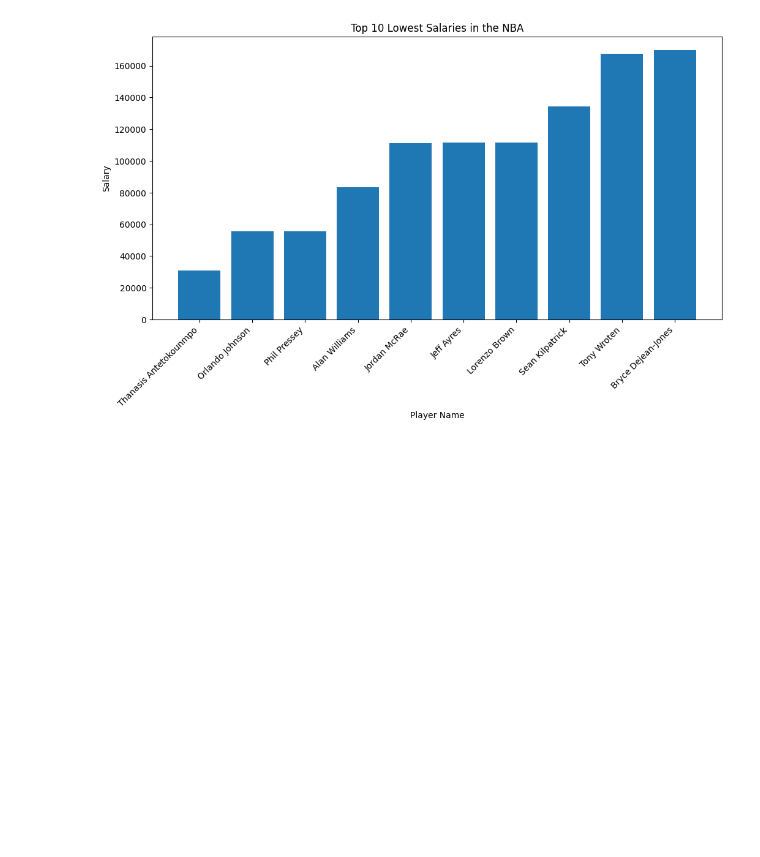
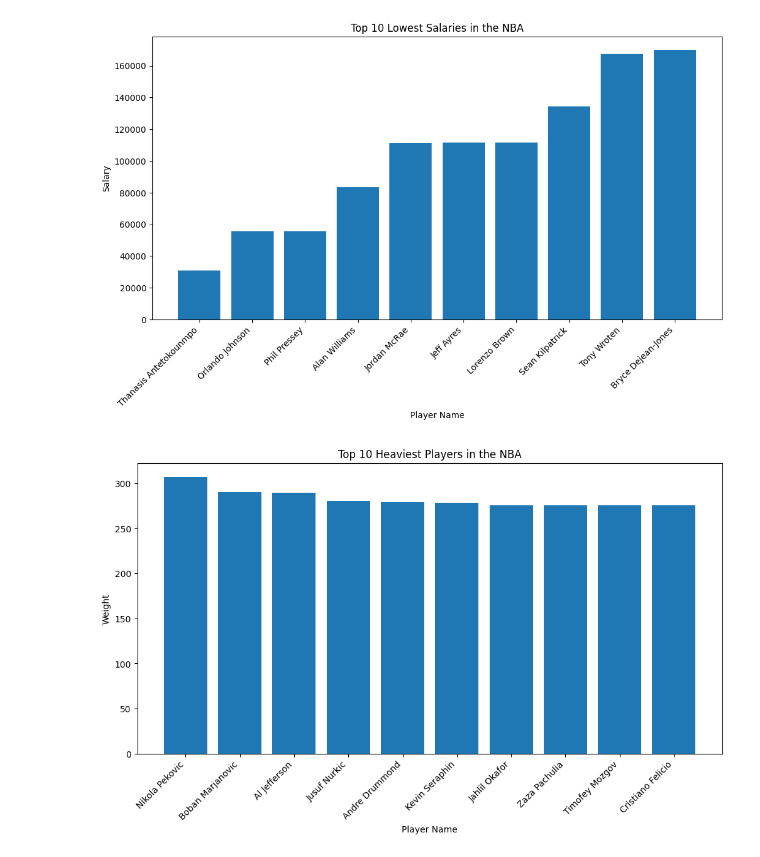
Before and after one commit to Kaizenshima/Python-Pandas-Projects, a Jupyter notebook: NBA Data Analyst.ipynb, the cells around one changed output. Drawn from its saved outputs; the diff is of its cells as text; code cells hidden in the pictures; blank space fills up the shorter version.

```diff
--- a/NBA Data Analyst.ipynb
+++ b/NBA Data Analyst.ipynb
@@ -469,3 +470,21 @@ plt.xticks(rotation=45, ha="right")
 plt.show()
 # %% [output]
 [figure]
+# %%
+df2 = pd.DataFrame(data)
+
+#top 10 heaviest NBA player based on their age
+top_10_heaviest_players = df2.sort_values(by="Weight", ascending=False).head(10)
+#print("Top 10 Heaviest Players")
+#print(top_10_heaviest_players)
+
+#make visualization
+plt.figure(figsize=(12, 6))
+plt.bar(top_10_heaviest_players["Name"], top_10_heaviest_players["Weight"])
+plt.xlabel("Player Name")
+plt.ylabel("Weight")
+plt.title("Top 10 Heaviest Players in the NBA")
+plt.xticks(rotation=45, ha="right")
+plt.show()
+# %% [output]
+[figure, added]
```
Also changed, not shown: parts of 2 cells of this notebook, 1 other file.
